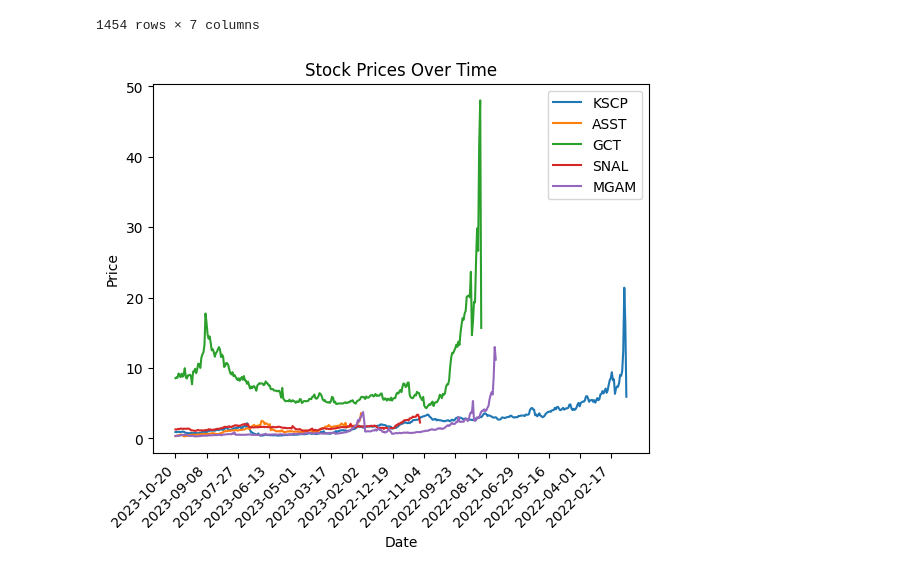
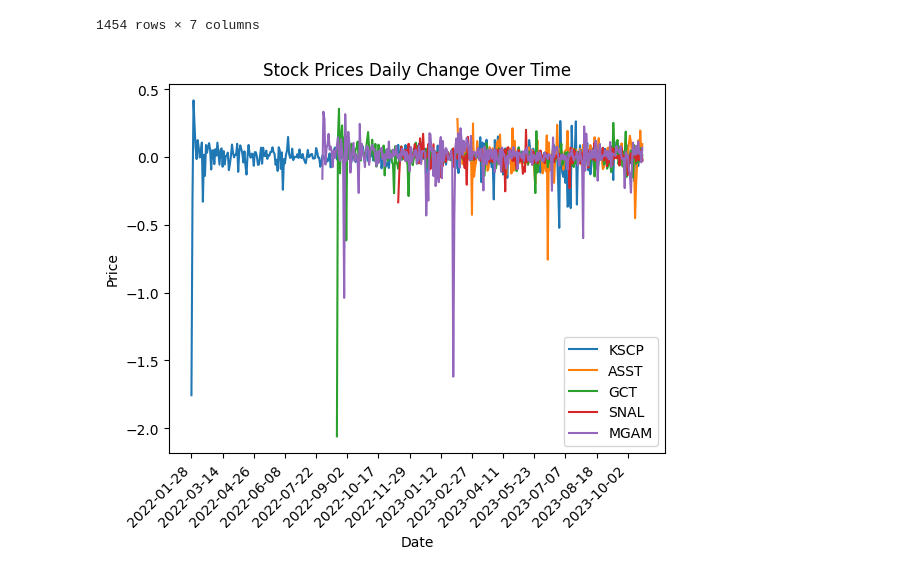
Before and after one commit to carefulDoppelganger/NotebookSamples, a Jupyter notebook: Model/simple_model.ipynb, the cells around one changed output. Cells and saved outputs as stored; diff of their text form; code cells hidden in the pictures.

Commit message:
Added in better graph code, starting to do tests

```diff
--- a/Model/simple_model.ipynb
+++ b/Model/simple_model.ipynb
@@ -86,18 +86,18 @@ fixed_data
 # %%
 import matplotlib.pyplot as plt
 
-for i in price_data["TickerName"].unique():
+for i in fixed_data["TickerName"].unique():
 
-    temporary = price_data[price_data["TickerName"] == i]
+    temporary = fixed_data[fixed_data["TickerName"] == i]
 
     plt.plot(temporary["date"], temporary["close"], label = i)
     plt.xlabel("Date")
     plt.ylabel("Price")
     plt.legend()
-    plt.title("Stock Prices Over Time")
-    plt.xticks(price_data["date"].unique()[0:len(price_data["date"].unique()):30], rotation = 45, ha = "right")
+    plt.title("Stock Prices Daily Change Over Time")
+    plt.xticks(fixed_data["date"].unique()[0:len(fixed_data["date"].unique()):30], rotation = 45, ha = "right")
 # %% [output]
-[figure, old version]
+[figure, new version]
 # %%
 from statsmodels.tsa.stattools import adfuller
 
```
